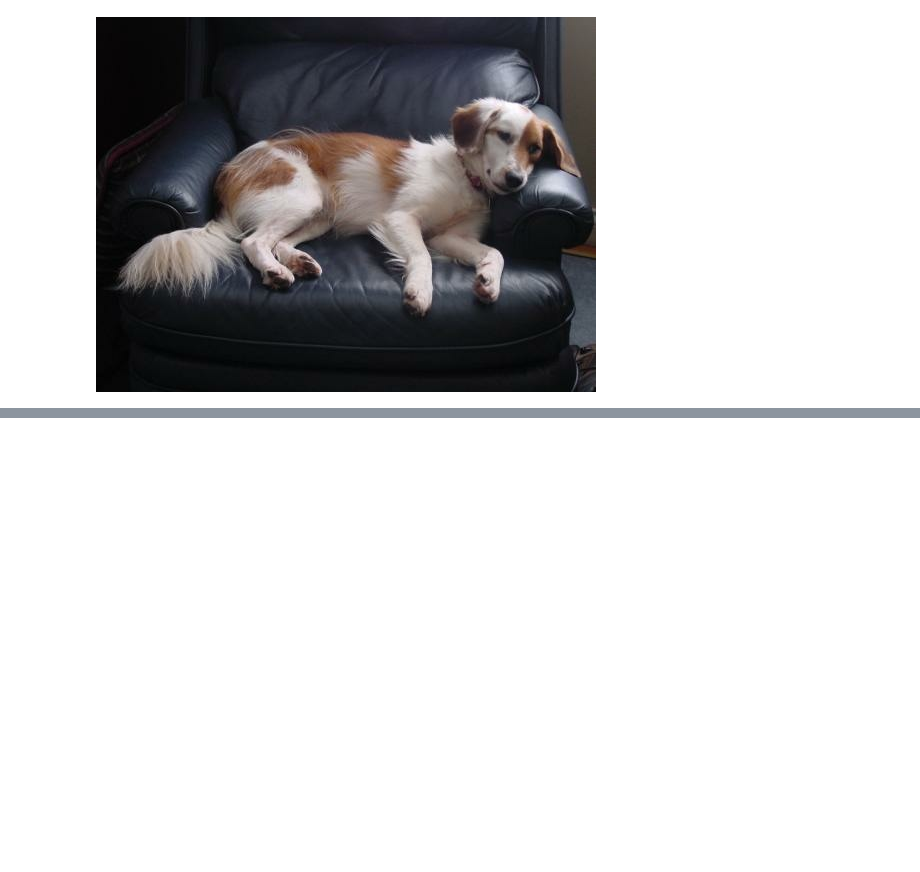
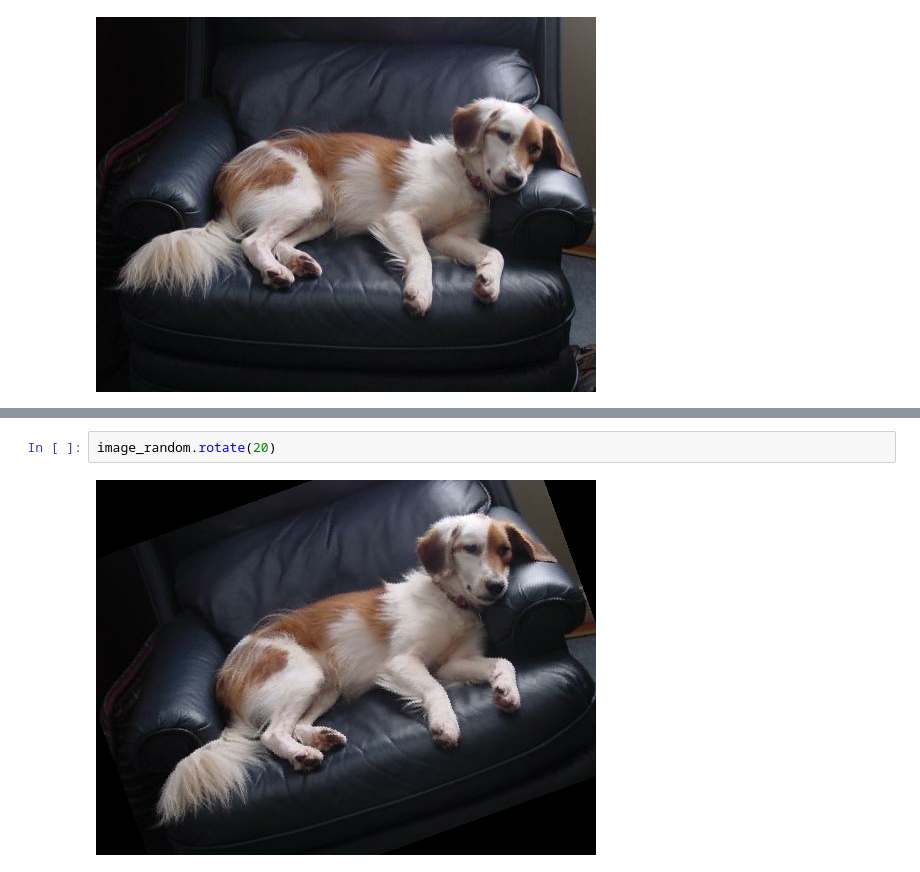
Before and after one commit to CHxNOBODY/CS-01418262, a Jupyter notebook: Lab/Lab03.ipynb, the cells around one changed output, grey strips where cells are left out. Saved outputs shown, nothing was run; the diff lists cells and outputs as text; blank space fills up the shorter version.

```diff
--- a/Lab/Lab03.ipynb
+++ b/Lab/Lab03.ipynb
@@ -410,0 +419,4 @@ image_random
+# %%
+image_random.rotate(20)
+# %% [output]
+[figure, added]
```
Also changed, not shown: parts of 3 cells of this notebook.
